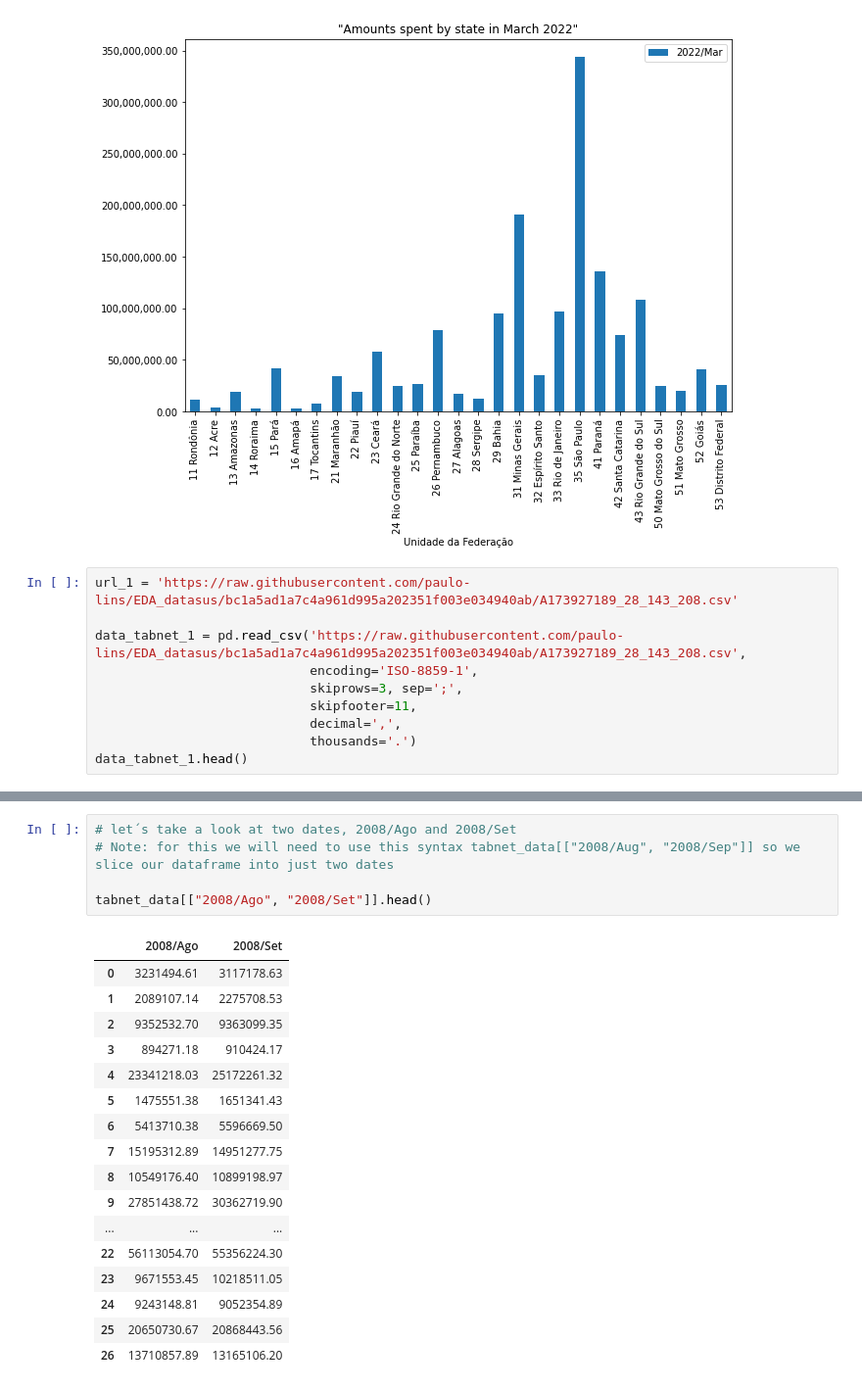
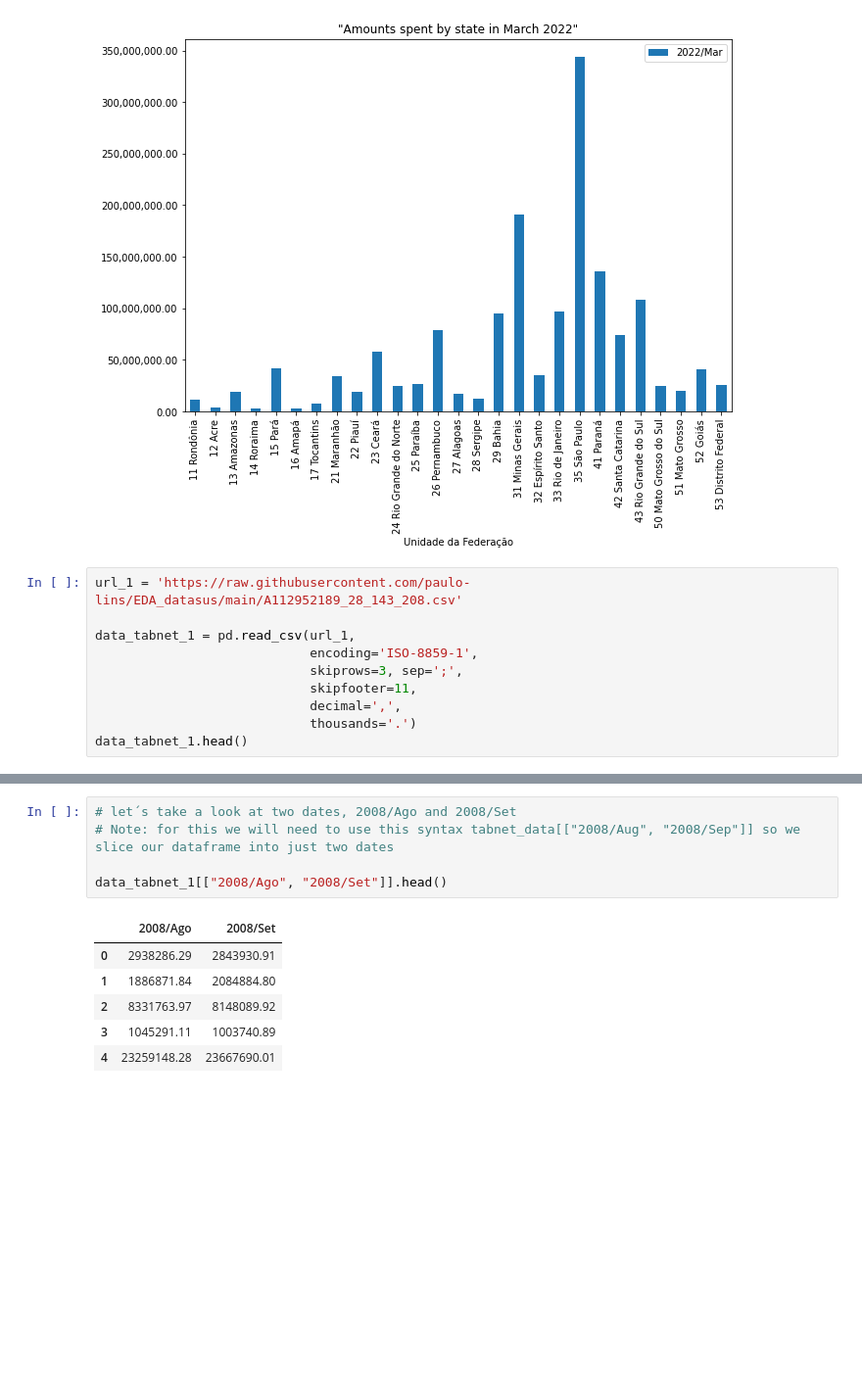
Before and after one commit to paulo-lins/EDA_datasus, a Jupyter notebook: EDA_tabnet.ipynb, the cells around one changed output, grey strips where cells are left out. Shown at 98% size. Saved outputs shown, nothing was run; the diff lists cells and outputs as text; blank space fills up the shorter version.

```diff
--- a/EDA_tabnet.ipynb
+++ b/EDA_tabnet.ipynb
@@ -160,9 +160,9 @@ plt.title('"Amounts spent by state in March 2022"')
 Text(0.5, 1.0, '"Amounts spent by state in March 2022"')
 [figure]
 # %%
-url_1 = 'https://raw.githubusercontent.com/paulo-lins/EDA_datasus/bc1a5ad1a7c4a961d995a202351f003e034940ab/A173927189_28_143_208.csv'
+url_1 = 'https://raw.githubusercontent.com/paulo-lins/EDA_datasus/main/A112952189_28_143_208.csv'
 
-data_tabnet_1 = pd.read_csv('https://raw.githubusercontent.com/paulo-lins/EDA_datasus/bc1a5ad1a7c4a961d995a202351f003e034940ab/A173927189_28_143_208.csv',
+data_tabnet_1 = pd.read_csv(url_1,
                             encoding='ISO-8859-1',
                             skiprows=3, sep=';',
                             skipfooter=11,
@@ -180,24 +180,13 @@ data_tabnet_1.head()
 # %%
 # let´s take a look at two dates, 2008/Ago and 2008/Set
 # Note: for this we will need to use this syntax tabnet_data[["2008/Aug", "2008/Sep"]] so we slice our dataframe into just two dates
 
-tabnet_data[["2008/Ago", "2008/Set"]].head()
+data_tabnet_1[["2008/Ago", "2008/Set"]].head()
 # %% [output]
 |  | 2008/Ago | 2008/Set |
-| 0 | 3231494.61 | 3117178.63 |
-| 1 | 2089107.14 | 2275708.53 |
-| 2 | 9352532.70 | 9363099.35 |
-| 3 | 894271.18 | 910424.17 |
-| 4 | 23341218.03 | 25172261.32 |
-| 5 | 1475551.38 | 1651341.43 |
-| 6 | 5413710.38 | 5596669.50 |
-| 7 | 15195312.89 | 14951277.75 |
-| 8 | 10549176.40 | 10899198.97 |
-| 9 | 27851438.72 | 30362719.90 |
-| ... | ... | ... |
-| 22 | 56113054.70 | 55356224.30 |
-| 23 | 9671553.45 | 10218511.05 |
-| 24 | 9243148.81 | 9052354.89 |
-| 25 | 20650730.67 | 20868443.56 |
-| 26 | 13710857.89 | 13165106.20 |
+| 0 | 2938286.29 | 2843930.91 |
+| 1 | 1886871.84 | 2084884.80 |
+| 2 | 8331763.97 | 8148089.92 |
+| 3 | 1045291.11 | 1003740.89 |
+| 4 | 23259148.28 | 23667690.01 |
 # %%
```
Also changed, not shown: parts of 9 cells of this notebook.
